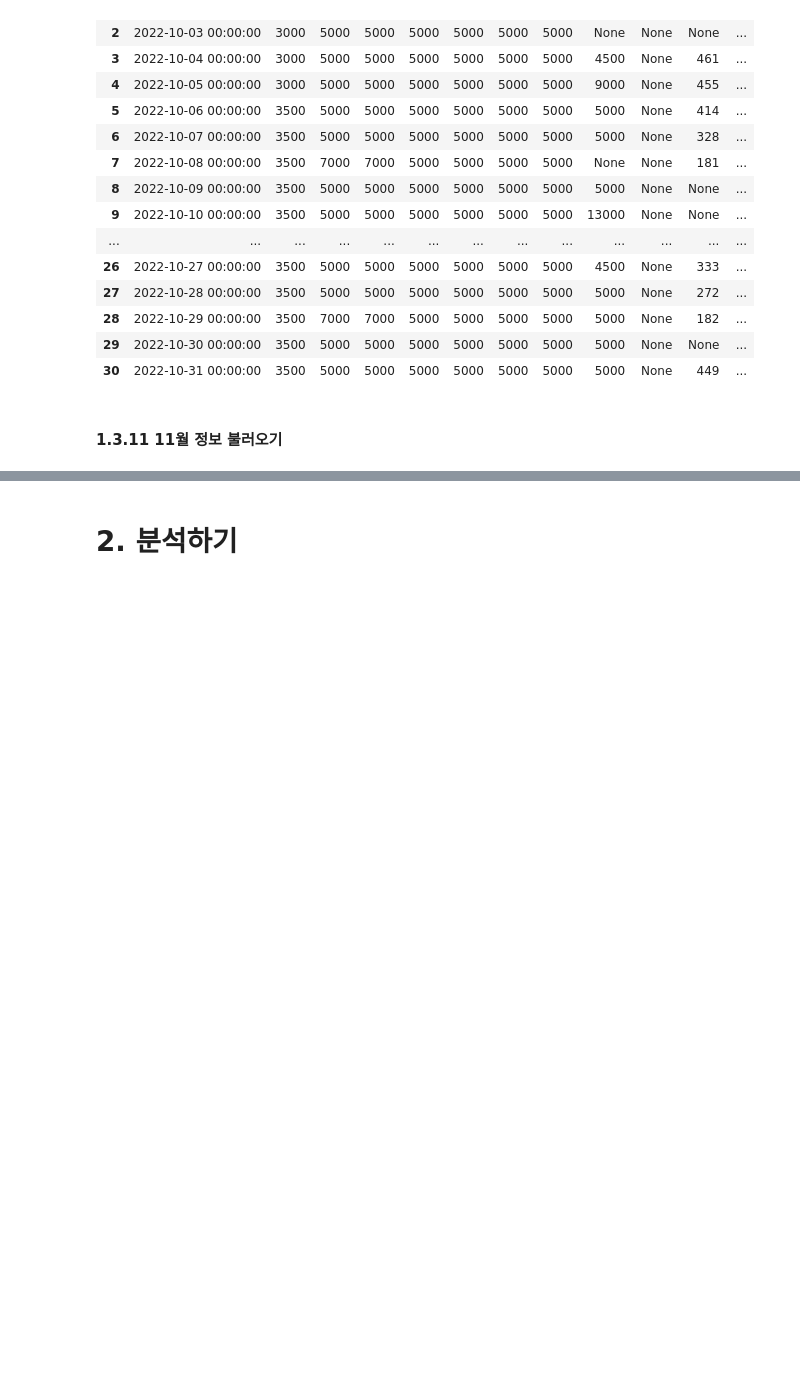
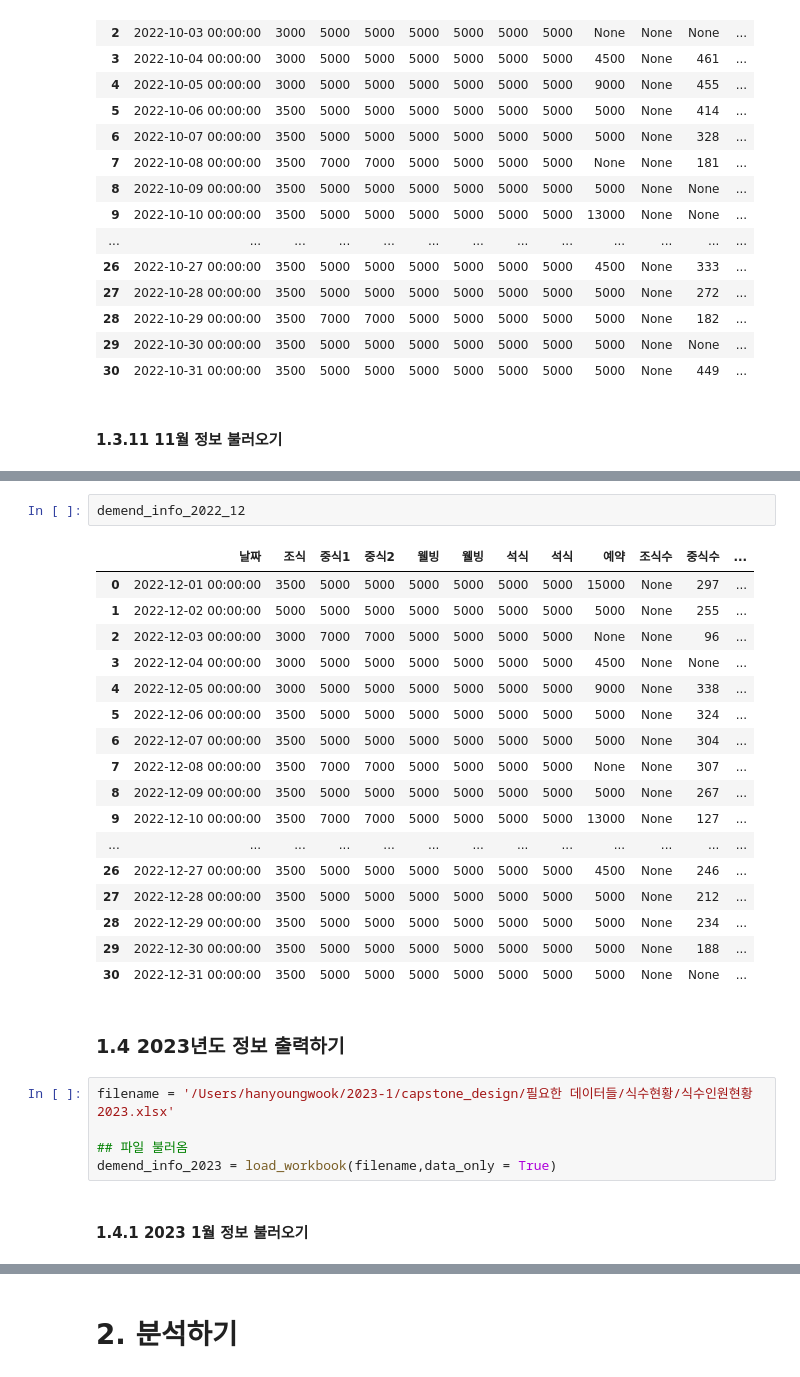
Before and after one commit to 10wook/School_Restaurants_demand_forcast, a Jupyter notebook: test.ipynb, the cells around one changed output, grey strips where cells are left out. Saved outputs shown, nothing was run; the diff lists cells and outputs as text; blank space fills up the shorter version.

```diff
--- a/test.ipynb
+++ b/test.ipynb
@@ -659,0 +783,29 @@ demend_info_2022_10
+# %%
+demend_info_2022_12
+# %% [output]
+|  | 날짜 | 조식 | 중식1 | 중식2 | 웰빙 | 웰빙 | 석식 | 석식 | 예약 | 조식수 | 중식수 | ... |
+| 0 | 2022-12-01 00:00:00 | 3500 | 5000 | 5000 | 5000 | 5000 | 5000 | 5000 | 15000 | None | 297 | ... |
+| 1 | 2022-12-02 00:00:00 | 5000 | 5000 | 5000 | 5000 | 5000 | 5000 | 5000 | 5000 | None | 255 | ... |
+| 2 | 2022-12-03 00:00:00 | 3000 | 7000 | 7000 | 5000 | 5000 | 5000 | 5000 | None | None | 96 | ... |
+| 3 | 2022-12-04 00:00:00 | 3000 | 5000 | 5000 | 5000 | 5000 | 5000 | 5000 | 4500 | None | None | ... |
+| 4 | 2022-12-05 00:00:00 | 3000 | 5000 | 5000 | 5000 | 5000 | 5000 | 5000 | 9000 | None | 338 | ... |
+| 5 | 2022-12-06 00:00:00 | 3500 | 5000 | 5000 | 5000 | 5000 | 5000 | 5000 | 5000 | None | 324 | ... |
+| 6 | 2022-12-07 00:00:00 | 3500 | 5000 | 5000 | 5000 | 5000 | 5000 | 5000 | 5000 | None | 304 | ... |
+| 7 | 2022-12-08 00:00:00 | 3500 | 7000 | 7000 | 5000 | 5000 | 5000 | 5000 | None | None | 307 | ... |
+| 8 | 2022-12-09 00:00:00 | 3500 | 5000 | 5000 | 5000 | 5000 | 5000 | 5000 | 5000 | None | 267 | ... |
+| 9 | 2022-12-10 00:00:00 | 3500 | 7000 | 7000 | 5000 | 5000 | 5000 | 5000 | 13000 | None | 127 | ... |
+| ... | ... | ... | ... | ... | ... | ... | ... | ... | ... | ... | ... | ... |
+| 26 | 2022-12-27 00:00:00 | 3500 | 5000 | 5000 | 5000 | 5000 | 5000 | 5000 | 4500 | None | 246 | ... |
+| 27 | 2022-12-28 00:00:00 | 3500 | 5000 | 5000 | 5000 | 5000 | 5000 | 5000 | 5000 | None | 212 | ... |
+| 28 | 2022-12-29 00:00:00 | 3500 | 5000 | 5000 | 5000 | 5000 | 5000 | 5000 | 5000 | None | 234 | ... |
+| 29 | 2022-12-30 00:00:00 | 3500 | 5000 | 5000 | 5000 | 5000 | 5000 | 5000 | 5000 | None | 188 | ... |
+| 30 | 2022-12-31 00:00:00 | 3500 | 5000 | 5000 | 5000 | 5000 | 5000 | 5000 | 5000 | None | None | ... |
+# %% [markdown]
+### 1.4 2023년도 정보 출력하기
+# %%
+filename = '/Users/hanyoungwook/2023-1/capstone_design/필요한 데이터들/식수현황/식수인원현황 2023.xlsx'
+
+## 파일 불러옴
+demend_info_2023 = load_workbook(filename,data_only = True)
+# %% [markdown]
+#### 1.4.1 2023 1월 정보 불러오기
```
Also changed, not shown: parts of 15 cells of this notebook.
